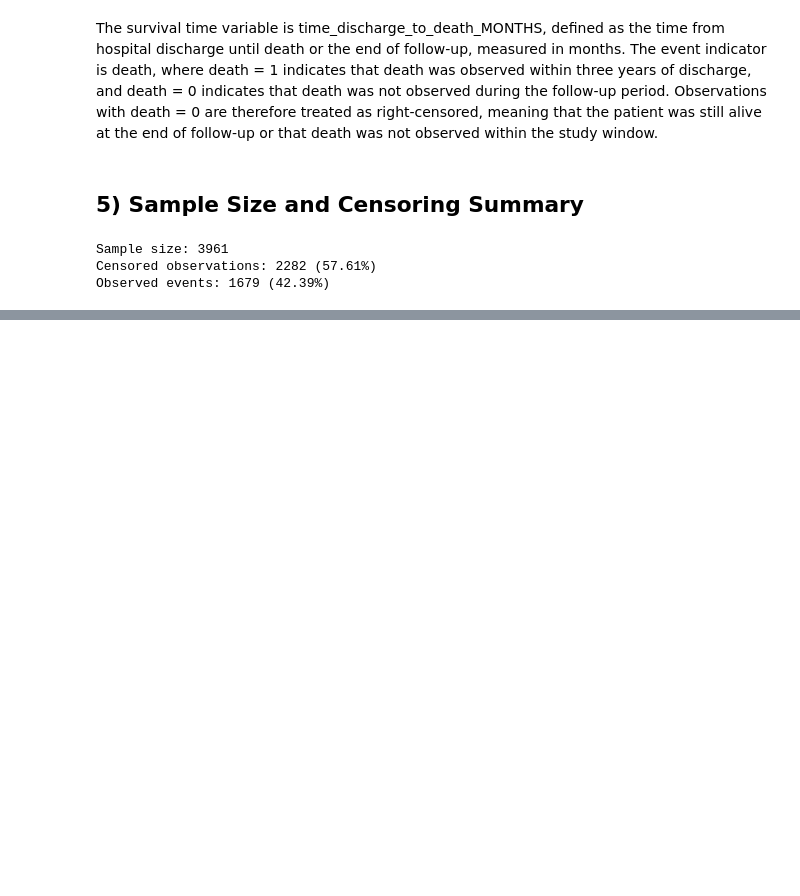
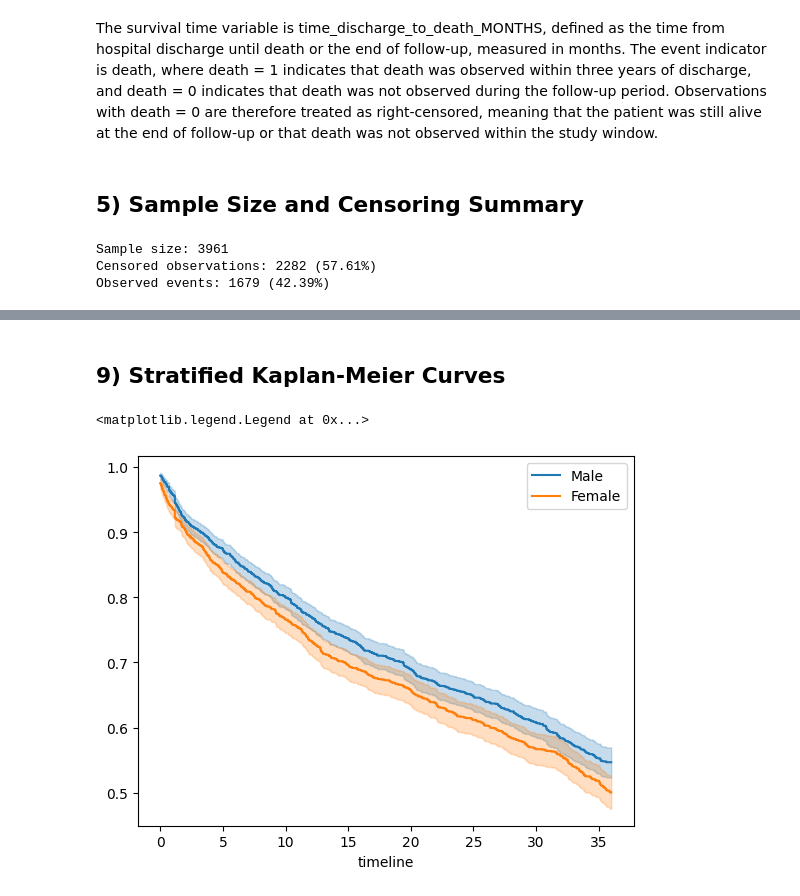
Before and after one commit to Mormorfor/SAML_project, a Jupyter notebook: Part1.ipynb, the cells around one changed output, grey strips where cells are left out. Cells and saved outputs as stored; diff of their text form; code cells hidden in the pictures; blank space fills up the shorter version.

```diff
--- a/Part1.ipynb
+++ b/Part1.ipynb
@@ -408,0 +450,17 @@ Observed events: 1679 (42.39%)
+# %% [markdown]
+## 9) Stratified Kaplan-Meier Curves
+# %%
+# we will stratify by gender and diabetes
+
+male_data = data_imputed[data_imputed["gender_0male_1female"] == 0]
+female_data = data_imputed[data_imputed["gender_0male_1female"] == 1]
+
+male_km = KaplanMeierFitter().fit(durations=male_data[time_col], event_observed=male_data[event_col])
+female_km = KaplanMeierFitter().fit(durations=female_data[time_col], event_observed=female_data[event_col])
+
+male_km.plot_survival_function(label="Male")
+female_km.plot_survival_function(label="Female")
+plt.legend()
+# %% [output]
+<matplotlib.legend.Legend at 0x...>
+[figure, added]
```
Also changed, not shown: parts of 14 cells of this notebook.
